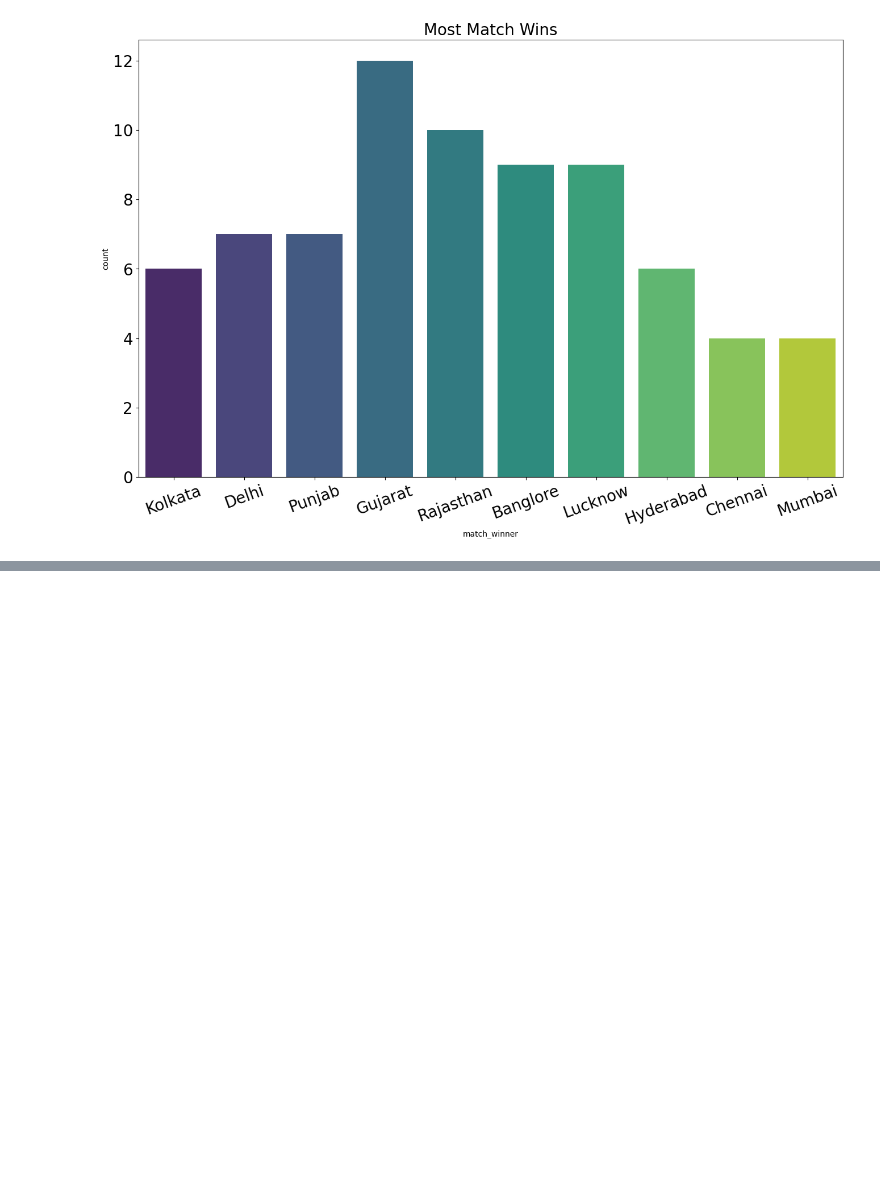
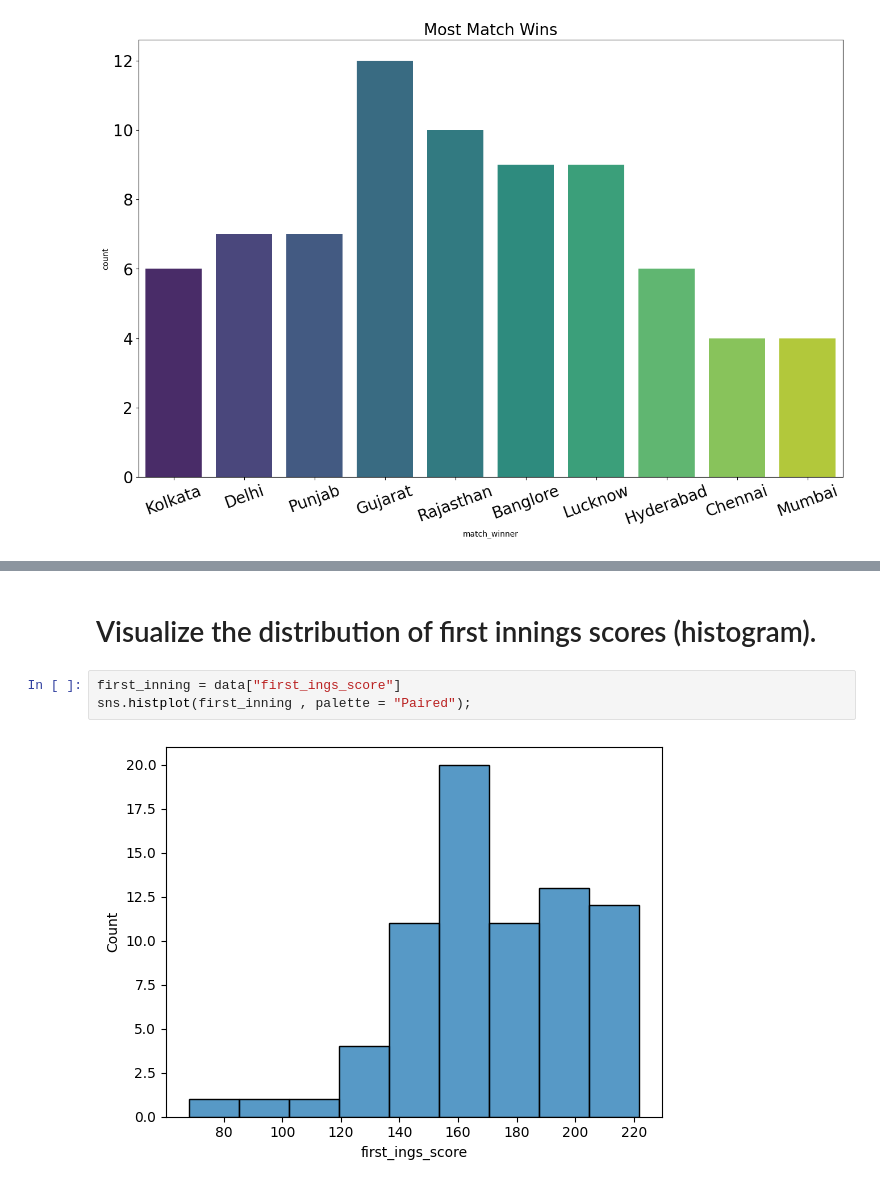
Before and after one commit to Sidd231/IPL-2022-Data-Visualization, a Jupyter notebook: ipl-data-visualization.ipynb, the cells around one changed output, grey strips where cells are left out. Saved outputs shown, nothing was run; the diff lists cells and outputs as text; blank space fills up the shorter version.

```diff
--- a/ipl-data-visualization.ipynb
+++ b/ipl-data-visualization.ipynb
@@ -160,0 +170,7 @@ mp.xticks(rotation = 20 , fontsize = 20)
+# %% [markdown]
+# Visualize the distribution of first innings scores (histogram).
+# %%
+first_inning = data["first_ings_score"]
+sns.histplot(first_inning , palette = "Paired");
+# %% [output]
+[figure, added]
```
Also changed, not shown: parts of 26 cells of this notebook.
